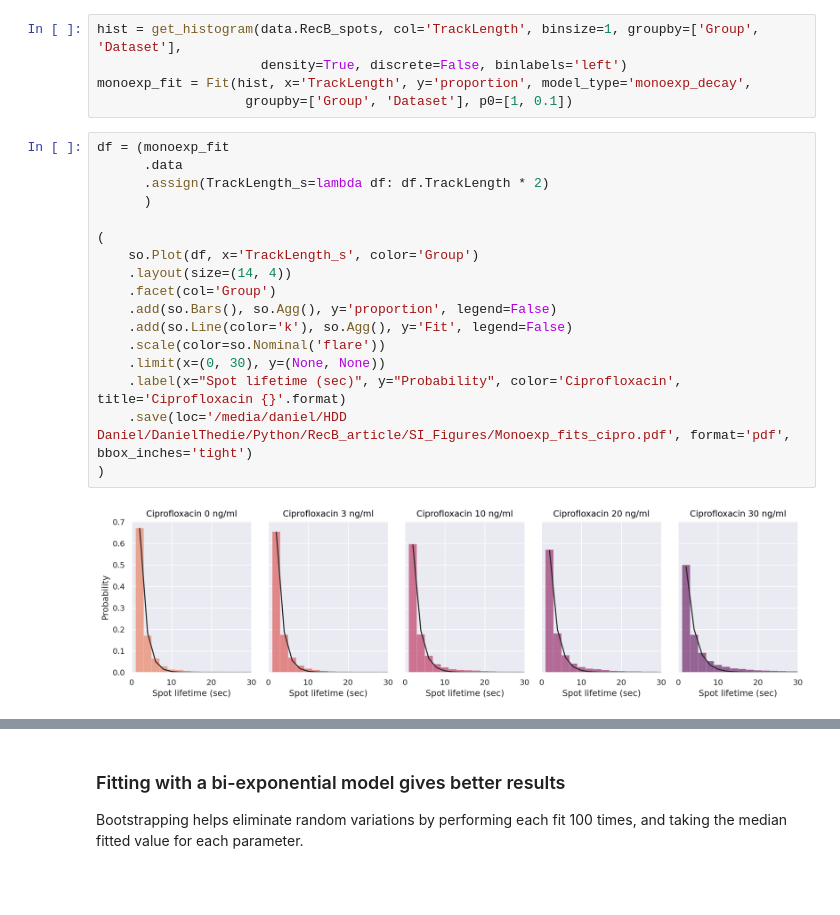
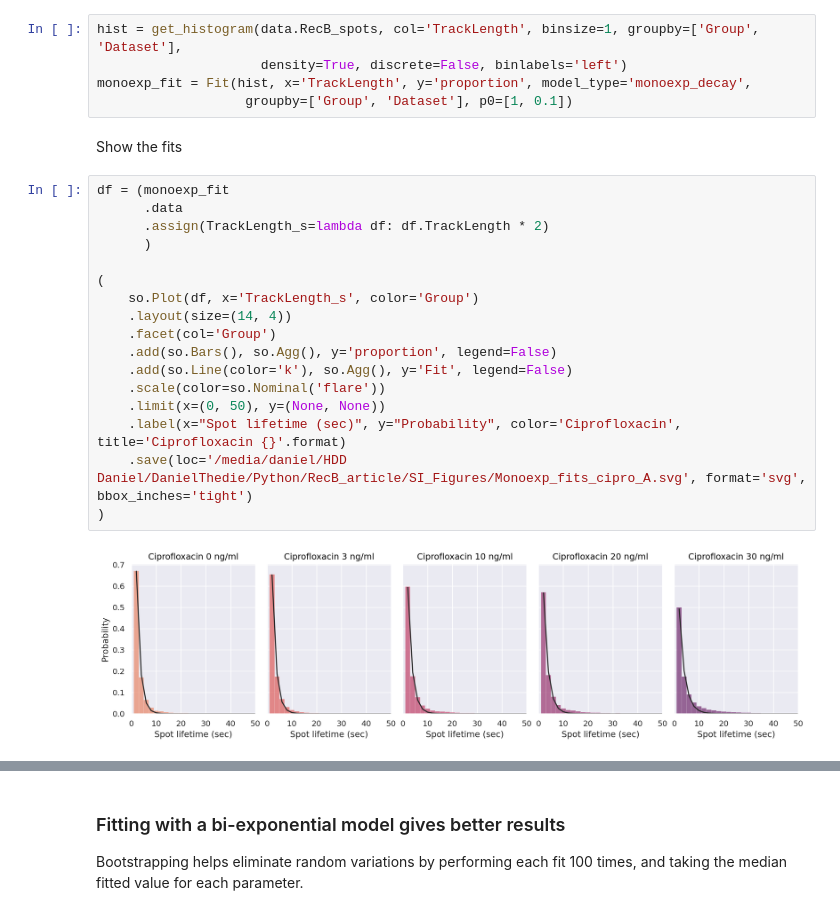
Before and after one commit to DanielThedie/RecB_article, a Jupyter notebook: Notebooks/Ciprofloxacin/RecB_spots.ipynb, the cells around one changed output, grey strips where cells are left out. Drawn from its saved outputs; the diff is of its cells as text; blank space fills up the shorter version.

Commit message:
Added a zoom on histogram tails

```diff
--- a/Notebooks/Ciprofloxacin/RecB_spots.ipynb
+++ b/Notebooks/Ciprofloxacin/RecB_spots.ipynb
@@ -130,22 +130,24 @@ hist = get_histogram(data.RecB_spots, col='TrackLength', binsize=1, groupby=['Gr
                      density=True, discrete=False, binlabels='left')
 monoexp_fit = Fit(hist, x='TrackLength', y='proportion', model_type='monoexp_decay',
                    groupby=['Group', 'Dataset'], p0=[1, 0.1])
+# %% [markdown]
+Show the fits
 # %%
 df = (monoexp_fit
       .data
       .assign(TrackLength_s=lambda df: df.TrackLength * 2)
       )
 
 (
     so.Plot(df, x='TrackLength_s', color='Group')
     .layout(size=(14, 4))
     .facet(col='Group')
     .add(so.Bars(), so.Agg(), y='proportion', legend=False)
     .add(so.Line(color='k'), so.Agg(), y='Fit', legend=False)
     .scale(color=so.Nominal('flare'))
-    .limit(x=(0, 30), y=(None, None))
+    .limit(x=(0, 50), y=(None, None))
     .label(x="Spot lifetime (sec)", y="Probability", color='Ciprofloxacin', title='Ciprofloxacin {}'.format)
-    .save(loc='/media/daniel/HDD Daniel/DanielThedie/Python/RecB_article/SI_Figures/Monoexp_fits_cipro.pdf', format='pdf', bbox_inches='tight')
+    .save(loc='/media/daniel/HDD Daniel/DanielThedie/Python/RecB_article/SI_Figures/Monoexp_fits_cipro_A.svg', format='svg', bbox_inches='tight')
 )
 # %% [output]
-[figure, old version]
+[figure, new version]
```
Also changed, not shown: parts of 6 cells of this notebook, 1 other file.
